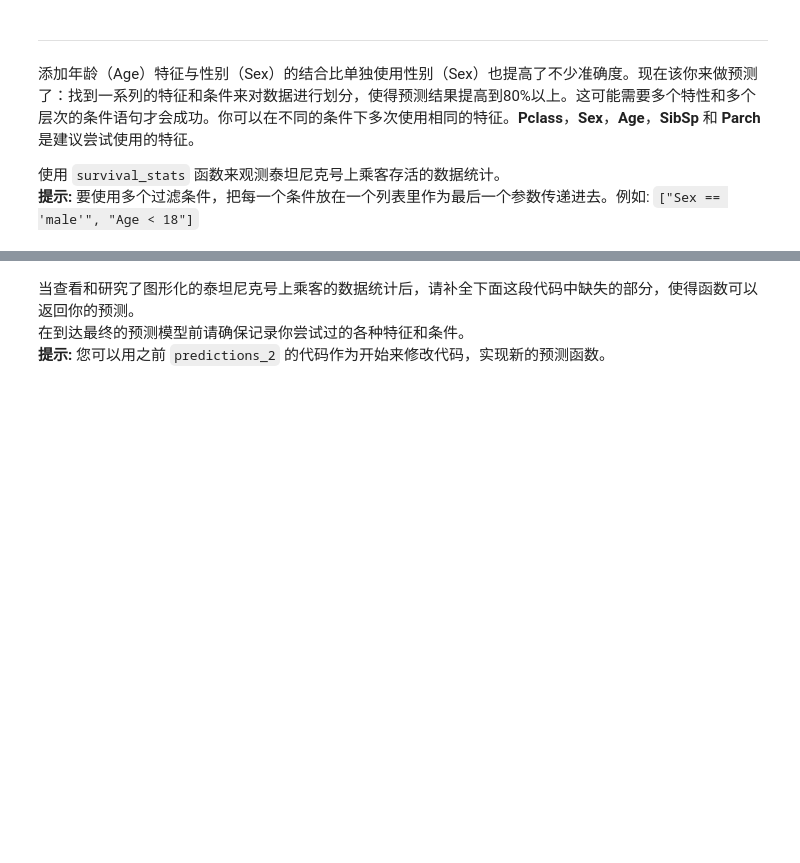
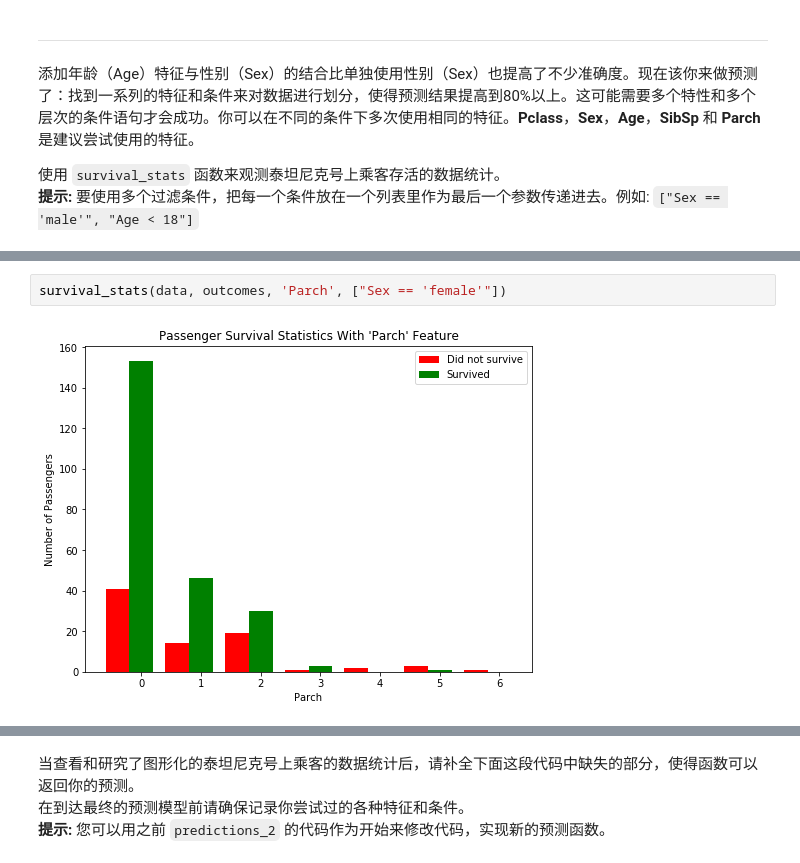
Before and after one commit to chong-zi/m-learning, a Jupyter notebook: titanic_survival_exploration/titanic_survival_exploration.ipynb, the cells around one changed output, grey strips where cells are left out. Cells and saved outputs as stored; diff of their text form; blank space fills up the shorter version.

```diff
--- a/titanic_survival_exploration/titanic_survival_exploration.ipynb
+++ b/titanic_survival_exploration/titanic_survival_exploration.ipynb
@@ -275 +275,5 @@ survival_stats(data, outcomes, 'Fare',["Sex == male","Pclass == 1","Age >= 20","
+# %%
+survival_stats(data, outcomes, 'Parch', ["Sex == 'female'"])
+# %% [output]
+[figure, added]
 # %%
```
Also changed, not shown: parts of 12 cells of this notebook, 2 other files.
